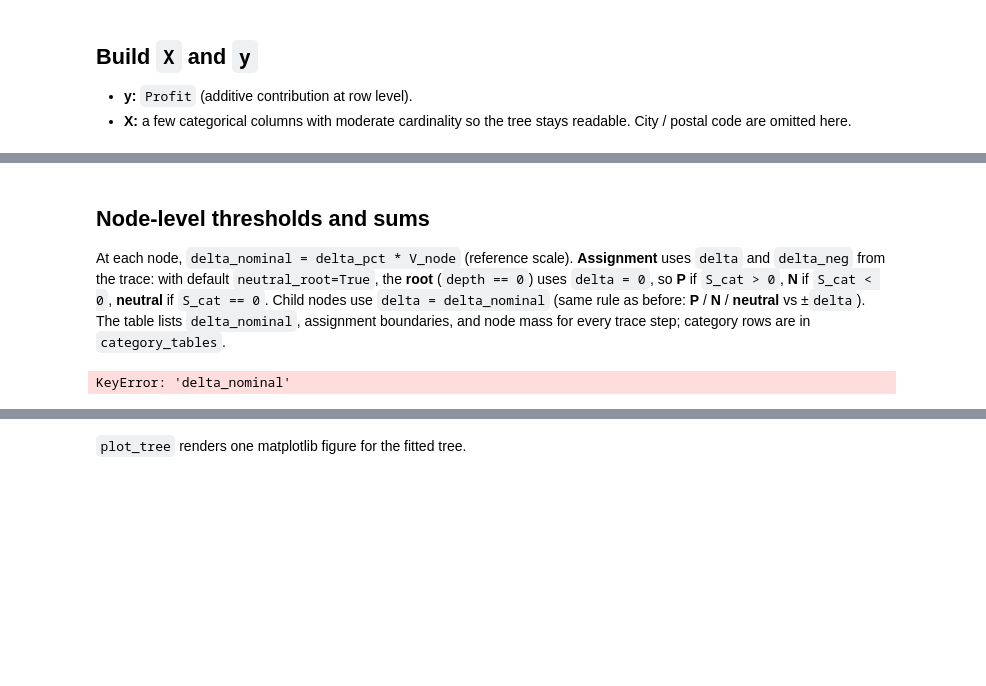
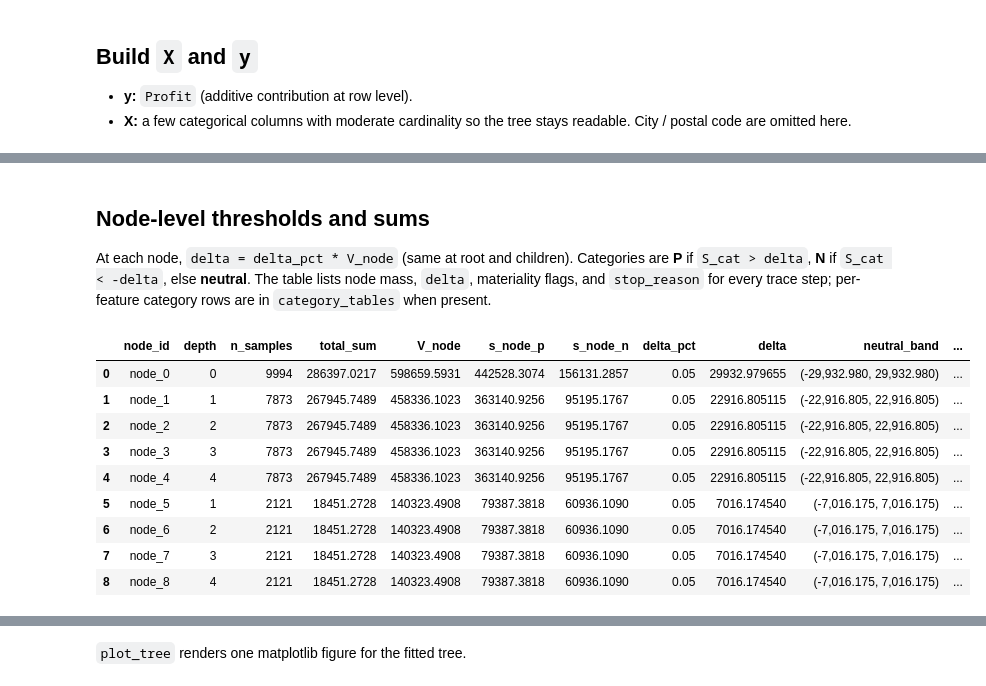
Before and after one commit to euJue07/impact-split, a Jupyter notebook: notebooks/2.0-jde-supermarket-kaggle-trace.ipynb, the cells around one changed output, grey strips where cells are left out. Saved outputs shown, nothing was run; the diff lists cells and outputs as text; code cells hidden in the pictures; blank space fills up the shorter version.

```diff
--- a/notebooks/2.0-jde-supermarket-kaggle-trace.ipynb
+++ b/notebooks/2.0-jde-supermarket-kaggle-trace.ipynb
@@ -82,33 +227,44 @@ trace steps: 1
 # %% [markdown]
 ## Node-level thresholds and sums
 
-At each node, `delta_nominal = delta_pct * V_node` (reference scale). **Assignment** uses `delta` and `delta_neg` from the trace: with default `neutral_root=True`, the **root** (`depth == 0`) uses `delta = 0`, so **P** if `S_cat > 0`, **N** if `S_cat < 0`, **neutral** if `S_cat == 0`. Child nodes use `delta = delta_nominal` (same rule as before: **P** / **N** / **neutral** vs ±`delta`). The table lists `delta_nominal`, assignment boundaries, and node mass for every trace step; category rows are in `category_tables`.
+At each node, `delta = delta_pct * V_node` (same at root and children). Categories are **P** if `S_cat > delta`, **N** if `S_cat < -delta`, else **neutral**. The table lists node mass, `delta`, materiality flags, and `stop_reason` for every trace step; per-feature category rows are in `category_tables` when present.
 # %%
 summary_rows = []
 for step in model.fit_trace_:
-    nb = step["neutral_band"]
+    d = float(step["delta"])
+    gr = step["global_ratios"]
     summary_rows.append(
         {
             "node_id": step["node_id"],
             "depth": step["depth"],
             "n_samples": step["n_samples"],
             "total_sum": step["total_sum"],
             "V_node": step["V_node"],
             "s_node_p": step["s_node_p"],
             "s_node_n": step["s_node_n"],
             "delta_pct": step["delta_pct"],
-            "delta_nominal": step.get("delta_nominal", step["V_node"] * step["delta_pct"]),
-            "delta": step["delta"],
-            "delta_neg": step["delta_neg"],
-            "neutral_low": nb["low"],
-            "neutral_high": nb["high"],
+            "delta": d,
+            "neutral_band": f"({-d:,.3f}, {d:,.3f})",
+            "pos_ratio": gr["pos_ratio"],
+            "neg_ratio": gr["neg_ratio"],
+            "positive_trigger": step["positive_trigger"],
+            "negative_trigger": step["negative_trigger"],
             "action": step["action"],
             "stop_reason": step.get("stop_reason"),
         }
     )
 pd.DataFrame(summary_rows)
 # %% [output]
-KeyError: 'delta_nominal'
+|  | node_id | depth | n_samples | total_sum | V_node | s_node_p | s_node_n | delta_pct | delta | neutral_band | ... |
+| 0 | node_0 | 0 | 9994 | 286397.0217 | 598659.5931 | 442528.3074 | 156131.2857 | 0.05 | 29932.979655 | (-29,932.980, 29,932.980) | ... |
+| 1 | node_1 | 1 | 7873 | 267945.7489 | 458336.1023 | 363140.9256 | 95195.1767 | 0.05 | 22916.805115 | (-22,916.805, 22,916.805) | ... |
+| 2 | node_2 | 2 | 7873 | 267945.7489 | 458336.1023 | 363140.9256 | 95195.1767 | 0.05 | 22916.805115 | (-22,916.805, 22,916.805) | ... |
+| 3 | node_3 | 3 | 7873 | 267945.7489 | 458336.1023 | 363140.9256 | 95195.1767 | 0.05 | 22916.805115 | (-22,916.805, 22,916.805) | ... |
+| 4 | node_4 | 4 | 7873 | 267945.7489 | 458336.1023 | 363140.9256 | 95195.1767 | 0.05 | 22916.805115 | (-22,916.805, 22,916.805) | ... |
+| 5 | node_5 | 1 | 2121 | 18451.2728 | 140323.4908 | 79387.3818 | 60936.1090 | 0.05 | 7016.174540 | (-7,016.175, 7,016.175) | ... |
+| 6 | node_6 | 2 | 2121 | 18451.2728 | 140323.4908 | 79387.3818 | 60936.1090 | 0.05 | 7016.174540 | (-7,016.175, 7,016.175) | ... |
+| 7 | node_7 | 3 | 2121 | 18451.2728 | 140323.4908 | 79387.3818 | 60936.1090 | 0.05 | 7016.174540 | (-7,016.175, 7,016.175) | ... |
+| 8 | node_8 | 4 | 2121 | 18451.2728 | 140323.4908 | 79387.3818 | 60936.1090 | 0.05 | 7016.174540 | (-7,016.175, 7,016.175) | ... |
 # %% [markdown]
 ## Trace: one row per decision node (pre-order)
 
```
Also changed, not shown: parts of 13 cells of this notebook, 2 other files.
